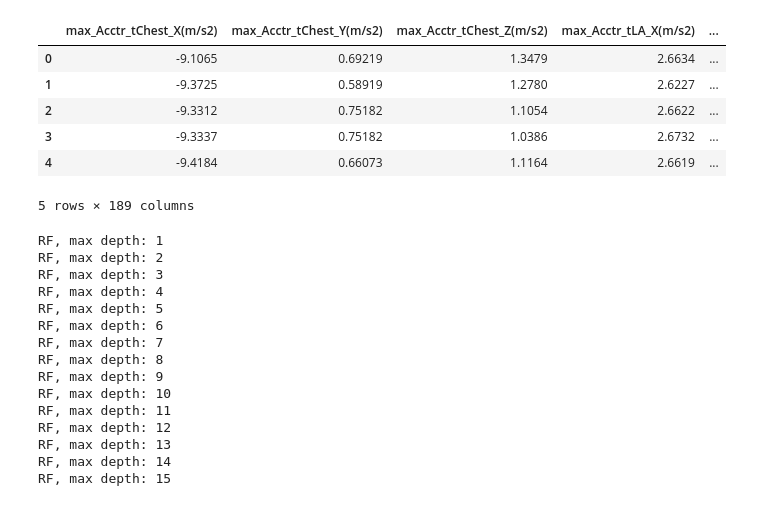
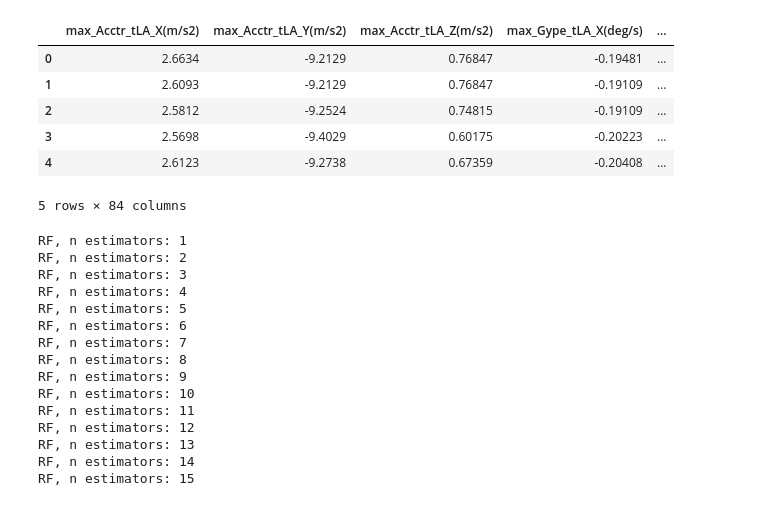
Before and after one commit to neilnathanhidalgo/Tesis, a Jupyter notebook: jupyter/RF.ipynb, the cells around one changed output. Saved outputs shown, nothing was run; the diff lists cells and outputs as text; code cells hidden in the pictures.

```diff
--- a/jupyter/RF.ipynb
+++ b/jupyter/RF.ipynb
@@ -13,30 +12,32 @@ from sklearn.metrics import make_scorer
 # %%
-data = pd.read_csv("../data/preprocessed_data/Mhealth_150_25.csv")
+#Configuración de dataset a utilizar
+
+data = pd.read_csv("../data/preprocessed_data/Mhealth_50_50.csv")
 data.drop(["Sensor", "ID", "DTS", ], axis=1, inplace=True)
 
 subjects = data["Subject"]
 
 data.drop("Subject", axis=1, inplace=True)
 
 Y_tChest = data["Activity"]
 Y_tLA = data["Activity"]
 Y_tRLA = data["Activity"]
 
 data.drop("Activity", axis=1, inplace=True)
 
 X = data[data.columns.to_list()]
 
 X_tChest = X.filter(like='tChest')
 X_tLA = X.filter(like='tLA')
 X_tRLA = X.filter(like='tRLA')
 
-X.head()
+X_tLA.head()
 # %% [output]
-|  | max_Acctr_tChest_X(m/s2) | max_Acctr_tChest_Y(m/s2) | max_Acctr_tChest_Z(m/s2) | max_Acctr_tLA_X(m/s2) | ... |
-| 0 | -9.1065 | 0.69219 | 1.3479 | 2.6634 | ... |
-| 1 | -9.3725 | 0.58919 | 1.2780 | 2.6227 | ... |
-| 2 | -9.3312 | 0.75182 | 1.1054 | 2.6622 | ... |
-| 3 | -9.3337 | 0.75182 | 1.0386 | 2.6732 | ... |
-| 4 | -9.4184 | 0.66073 | 1.1164 | 2.6619 | ... |
+|  | max_Acctr_tLA_X(m/s2) | max_Acctr_tLA_Y(m/s2) | max_Acctr_tLA_Z(m/s2) | max_Gype_tLA_X(deg/s) | ... |
+| 0 | 2.6634 | -9.2129 | 0.76847 | -0.19481 | ... |
+| 1 | 2.6093 | -9.2129 | 0.76847 | -0.19109 | ... |
+| 2 | 2.5812 | -9.2524 | 0.74815 | -0.19109 | ... |
+| 3 | 2.5698 | -9.4029 | 0.60175 | -0.20223 | ... |
+| 4 | 2.6123 | -9.2738 | 0.67359 | -0.20408 | ... |
-5 rows × 189 columns
+5 rows × 84 columns
 # %%
@@ -44,19 +47,15 @@ x_tChest, X_test_tChest, y_tChest , y_test_tChest = train_test_split(X_tChest,Y_
 x_tLA, X_test_tLA, y_tLA , y_test_tLA = train_test_split(X_tLA,Y_tLA,test_size=0.15,random_state=0)
 x_tRLA, X_test_tRLA, y_tRLA , y_test_tRLA = train_test_split(X_tRLA,Y_tRLA,test_size=0.15,random_state=0)
 # %%
+#Random Forest
+
 max_depth = 15
 n_repeats = 30
 k_folds = 10
 
 rf = np.zeros(max_depth)
-rf_acc_tChest = np.zeros(max_depth)
-rf_f1_tChest = np.zeros(max_depth)
 rf_wf1_tChest = np.zeros(max_depth)
-rf_acc_tLA = np.zeros(max_depth)
-rf_f1_tLA = np.zeros(max_depth)
 rf_wf1_tLA = np.zeros(max_depth)
-rf_acc_tRLA = np.zeros(max_depth)
-rf_f1_tRLA = np.zeros(max_depth)
 rf_wf1_tRLA = np.zeros(max_depth)
 
 count = 1
@@ -64,58 +63,46 @@ count = 1
 for i in range (1, max_depth + 1):
     rf[count-1] = i
 
-    print("RF, max depth:",i)
+    print("RF, n estimators:",i)
 
     cv = RepeatedKFold(n_splits=k_folds, n_repeats=n_repeats, random_state=0)
 
-    model = RandomForestClassifier(n_estimators=15, max_depth=i)
+    model = RandomForestClassifier(max_depth=i)
 
-    scoring = ['accuracy', 'f1', 'f1_weighted']
+    scoring = ['f1_weighted']
 
     scores_tChest = cross_validate(model, x_tChest, y_tChest, scoring=scoring, cv=cv, n_jobs=-1)
     scores_tLA = cross_validate(model, x_tLA, y_tLA, scoring=scoring, cv=cv, n_jobs=-1)
     scores_tRLA = cross_validate(model, x_tRLA, y_tRLA, scoring=scoring, cv=cv, n_jobs=-1)
 
-    rf_acc_tChest[count - 1] = scores_tChest['test_accuracy'].mean()
-    rf_f1_tChest[count - 1] = scores_tChest['test_f1'].mean()
     rf_wf1_tChest[count - 1] = scores_tChest['test_f1_weighted'].mean()
-    rf_acc_tLA[count - 1] = scores_tLA['test_accuracy'].mean()
-    rf_f1_tLA[count - 1] = scores_tLA['test_f1'].mean()
     rf_wf1_tLA[count - 1] = scores_tLA['test_f1_weighted'].mean()
-    rf_acc_tRLA[count - 1] = scores_tRLA['test_accuracy'].mean()
-    rf_f1_tRLA[count - 1] = scores_tRLA['test_f1'].mean()
     rf_wf1_tRLA[count - 1] = scores_tRLA['test_f1_weighted'].mean()
 
     count = count + 1
 
 metrics_df = pd.DataFrame({
-    'n_estimators': rf,
-    'accuracy_tChest': rf_acc_tChest,
-    'f1_tChest': rf_f1_tChest,
+    'max_depth': rf,
     'weighted_f1_tChest': rf_wf1_tChest,
-    'accuracy_tLA': rf_acc_tLA,
-    'f1_tLA': rf_f1_tLA,
     'weighted_f1_tLA': rf_wf1_tLA,
-    'accuracy_tRLA': rf_acc_tRLA,
-    'f1_tRLA': rf_f1_tRLA,
     'weighted_f1_tRLA': rf_wf1_tRLA
 })
 
-metrics_df.to_csv("../Tesis/resultados/MHEALTH/150_25/rf_metrics_new.csv", index=False)
+metrics_df.to_csv("D:/Estudios/Tesis/resultados/ult_exp/md/150_25/rf.csv", index=False)
 # %% [output]
-RF, max depth: 1
-RF, max depth: 2
-RF, max depth: 3
-RF, max depth: 4
-RF, max depth: 5
-RF, max depth: 6
-RF, max depth: 7
-RF, max depth: 8
-RF, max depth: 9
-RF, max depth: 10
-RF, max depth: 11
-RF, max depth: 12
-RF, max depth: 13
-RF, max depth: 14
-RF, max depth: 15
+RF, n estimators: 1
+RF, n estimators: 2
+RF, n estimators: 3
+RF, n estimators: 4
+RF, n estimators: 5
+RF, n estimators: 6
+RF, n estimators: 7
+RF, n estimators: 8
+RF, n estimators: 9
+RF, n estimators: 10
+RF, n estimators: 11
+RF, n estimators: 12
+RF, n estimators: 13
+RF, n estimators: 14
+RF, n estimators: 15
 # %%
```
Also changed, not shown: parts of 7 cells of this notebook, 5 other files.
